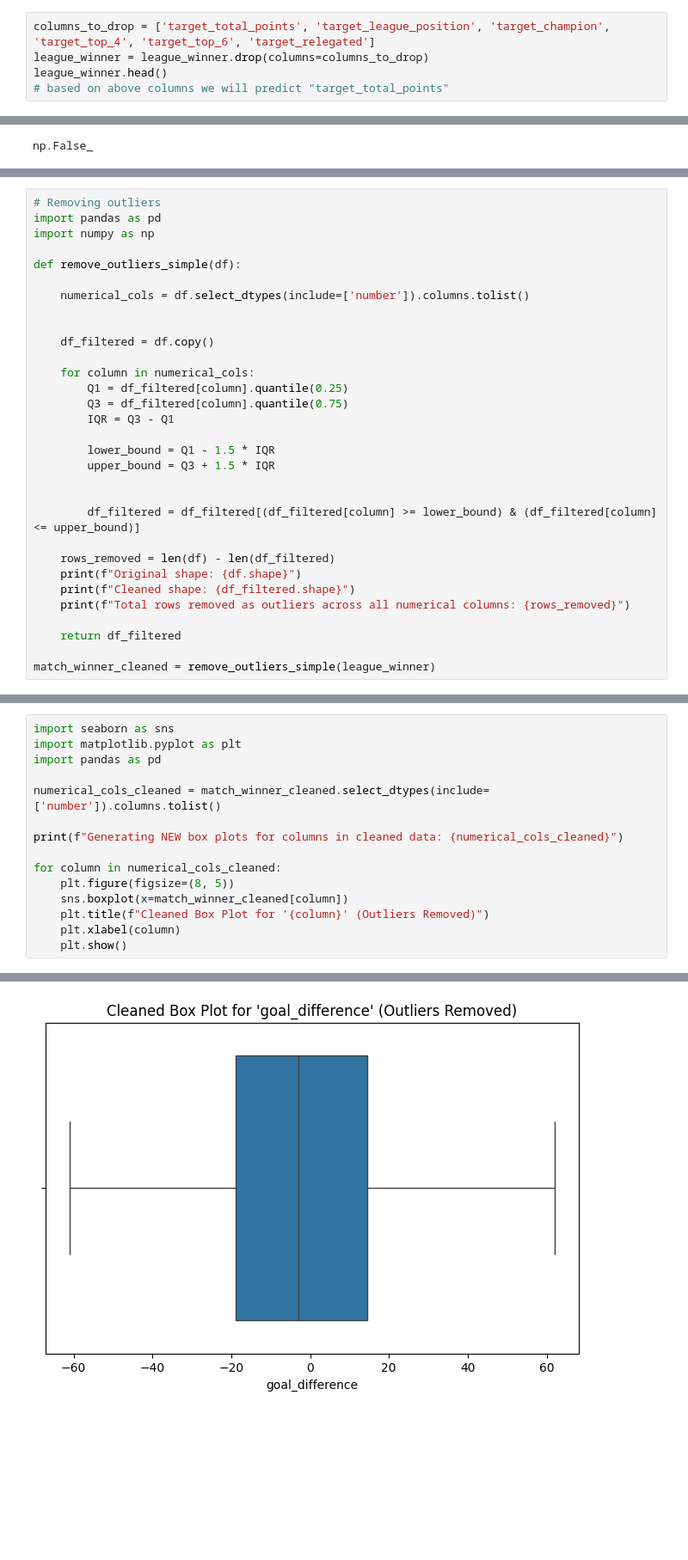
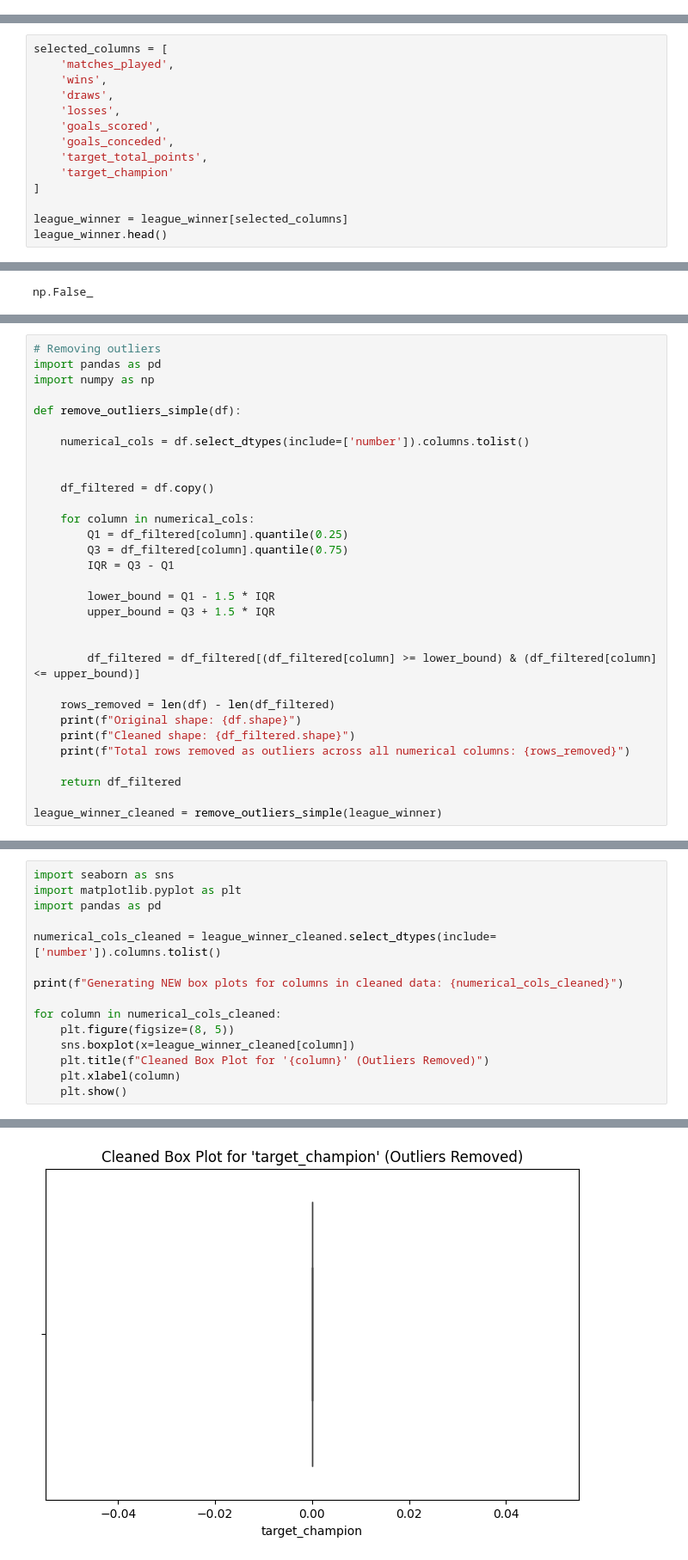
Before and after one commit to springboardmentor345a-create/Projects_2, a Jupyter notebook: EPL_League_Winner.ipynb, the cells around one changed output, grey strips where cells are left out. Shown: that part at 86% size. Saved outputs shown, nothing was run; the diff lists cells and outputs as text; blank space fills up the shorter version.

```diff
--- a/EPL_League_Winner.ipynb
+++ b/EPL_League_Winner.ipynb
@@ -71,8 +71,3 @@ plt.tight_layout()
 plt.show()
 # %% [output]
 [figure]
-# %%
-columns_to_drop = ['target_total_points', 'target_league_position', 'target_champion', 'target_top_4', 'target_top_6', 'target_relegated']
-league_winner = league_winner.drop(columns=columns_to_drop)
-league_winner.head()
-# based on above columns we will predict "target_total_points"
@@ -85,0 +83,14 @@ league_winner.head()
+# %%
+selected_columns = [
+    'matches_played',
+    'wins',
+    'draws',
+    'losses',
+    'goals_scored',
+    'goals_conceded',
+    'target_total_points',
+    'target_champion'
+]
+
+league_winner = league_winner[selected_columns]
+league_winner.head()
@@ -162,5 +178,5 @@ def remove_outliers_simple(df):
 
     return df_filtered
 
-match_winner_cleaned = remove_outliers_simple(league_winner)
+league_winner_cleaned = remove_outliers_simple(league_winner)
 # %% [output]
@@ -172,13 +188,13 @@ import seaborn as sns
 import matplotlib.pyplot as plt
 import pandas as pd
 
-numerical_cols_cleaned = match_winner_cleaned.select_dtypes(include=['number']).columns.tolist()
+numerical_cols_cleaned = league_winner_cleaned.select_dtypes(include=['number']).columns.tolist()
 
 print(f"Generating NEW box plots for columns in cleaned data: {numerical_cols_cleaned}")
 
 for column in numerical_cols_cleaned:
     plt.figure(figsize=(8, 5))
-    sns.boxplot(x=match_winner_cleaned[column])
+    sns.boxplot(x=league_winner_cleaned[column])
     plt.title(f"Cleaned Box Plot for '{column}' (Outliers Removed)")
     plt.xlabel(column)
     plt.show()
@@ -194 +210 @@ Generating NEW box plots for columns in cleaned data: ['matches_played', 'wins',
-[figure, old version]
+[figure, new version]
```
Also changed, not shown: parts of 8 cells of this notebook.
